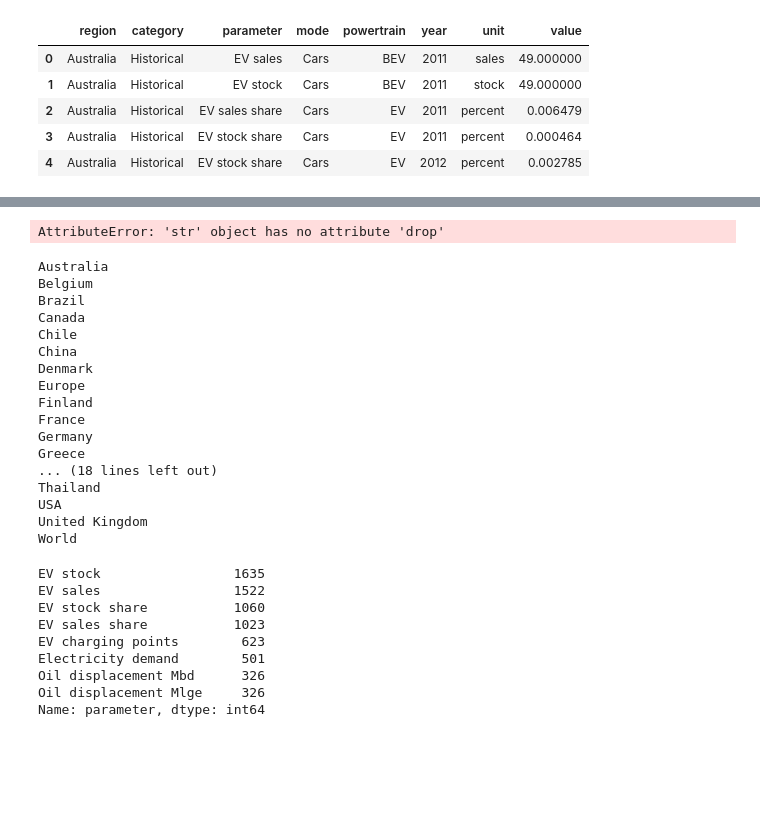
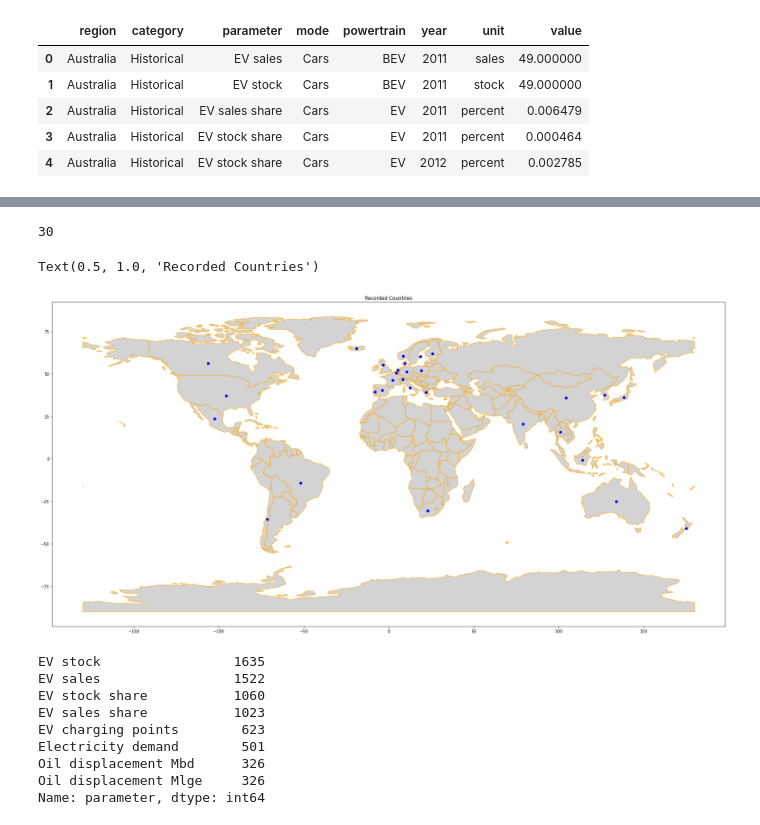
Before and after one commit to aaroln/ev, a Jupyter notebook: Data Project.ipynb, the cells around one changed output, grey strips where cells are left out. Cells and saved outputs as stored; diff of their text form; code cells hidden in the pictures; blank space fills up the shorter version.

Commit message:
recorded map done

```diff
--- a/Data Project.ipynb
+++ b/Data Project.ipynb
@@ -92,31 +33,55 @@ list_countries
-# %%
-
-for c in ll.name:
-    if c not in list_countries:
-        .drop(f'{c}', axis=1)
-# %% [output]
-AttributeError: 'str' object has no attribute 'drop'
-# %%
-for name, df in ev.groupby('region'):
-    print(name)
-# %% [output]
-Australia
-Belgium
-Brazil
-Canada
-Chile
-China
-Denmark
-Europe
-Finland
-France
-Germany
-Greece
-... (18 lines left out)
-Thailand
-USA
-United Kingdom
-World
+# %%
+country_list =[]
+
+for c in ev.region:
+    if c not in country_list:
+        country_list.append(c)
+
+country_list.remove('World')
+country_list.remove('Europe')
+country_list.remove('Rest of the world')
+country_list.remove('Other Europe')
+
+length = len(country_list)
+
+length
+# %% [output]
+30
+# %%
+lat_long = country.loc[country['name'].isin(country_list)]
+
+lat_long = lat_long.reindex(columns=['name', 'latitude', 'longitude'])
+
+extra = {'name': ['United States', 'South Korea'], 'latitude': [37.090240, 37.532600], 'longitude': [-95.712891, 127.024612]}
+
+df = pd.DataFrame(extra)
+
+lat_long = (pd.concat([lat_long, df]))
+
+lat_long = lat_long.reset_index()
+
+lat_long = lat_long.drop('index', axis=1)
+
+lat_long = lat_long.sort_values('name')
+
+lat_long = lat_long.reset_index()
+
+lat_long = lat_long.drop('index', axis=1)
+# %%
+df_geo = gpd.GeoDataFrame(lat_long, geometry = gpd.points_from_xy(lat_long.longitude, lat_long.latitude))
+# %%
+world_data = gpd.read_file(gpd.datasets.get_path('naturalearth_lowres'))
+# %%
+axis = world_data.plot(
+    color = 'lightgrey', edgecolor = 'orange'
+)
+
+df_geo.plot(ax = axis, color = 'blue')
+
+plt.title('Recorded Countries')
+# %% [output]
+Text(0.5, 1.0, 'Recorded Countries')
+[figure, added]
 # %%
 ev.parameter.value_counts()
 # %% [output]
```
Also changed, not shown: parts of 5 cells of this notebook.
